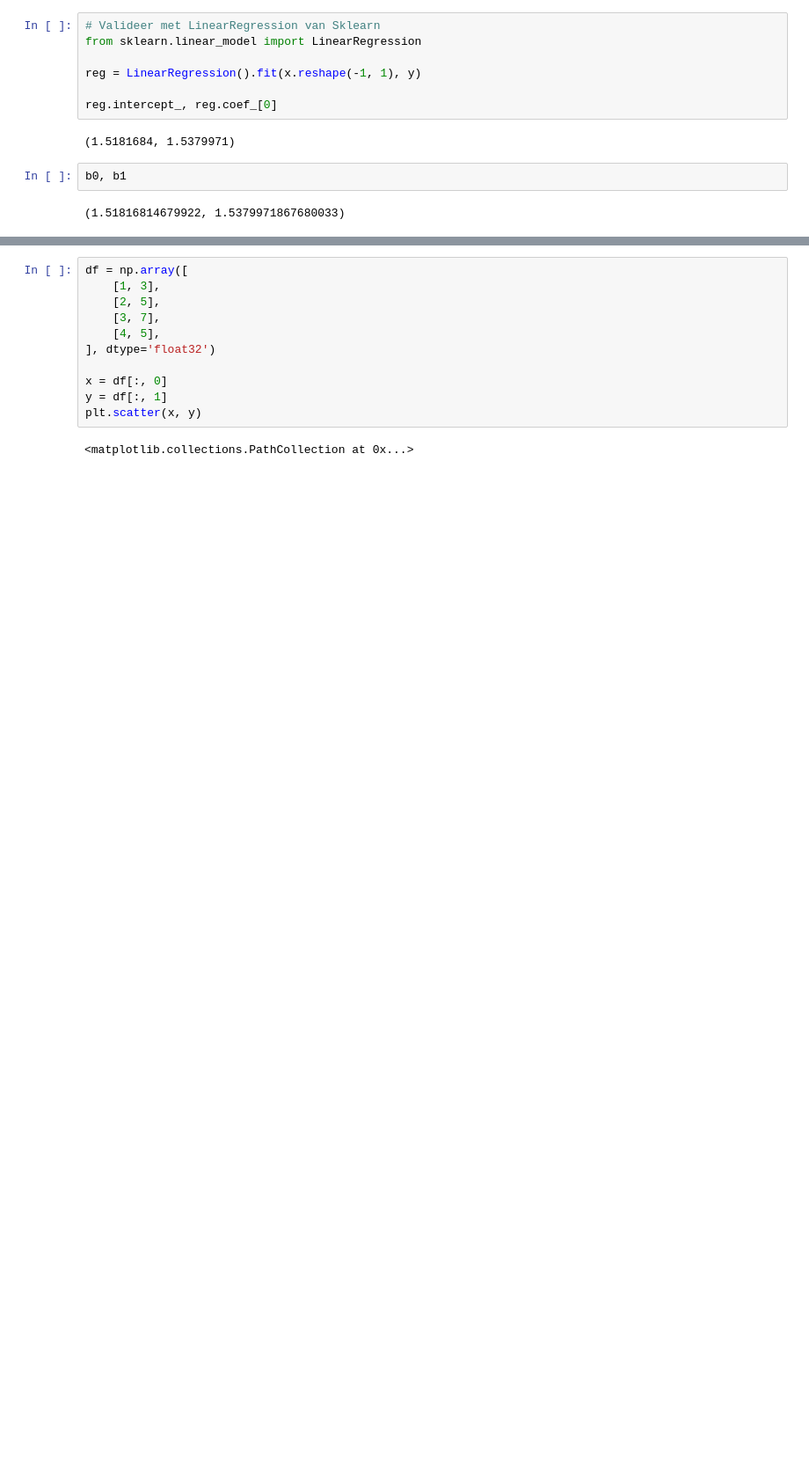
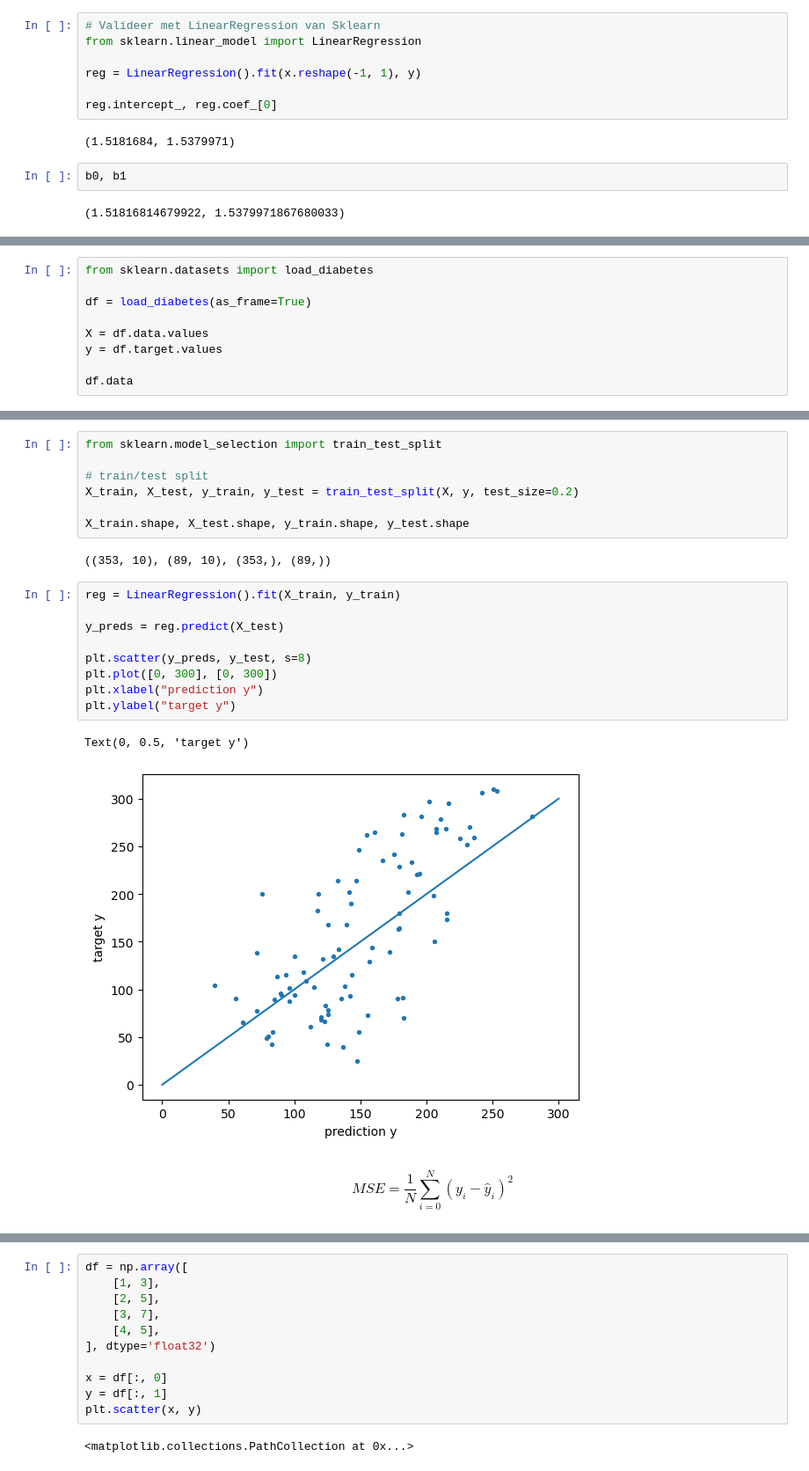
Before and after one commit to Janko-dev/ZM004-2324-data-science, a Jupyter notebook: ds_dc3.ipynb, the cells around one changed output, grey strips where cells are left out. Shown at 88% size. Drawn from its saved outputs; the diff is of its cells as text; blank space fills up the shorter version.

```diff
--- a/ds_dc3.ipynb
+++ b/ds_dc3.ipynb
@@ -111,0 +114,9 @@ b0, b1
+# %%
+from sklearn.datasets import load_diabetes
+
+df = load_diabetes(as_frame=True)
+
+X = df.data.values
+y = df.target.values
+
+df.data
@@ -111,0 +137,25 @@ b0, b1
+# %%
+from sklearn.model_selection import train_test_split
+
+# train/test split
+X_train, X_test, y_train, y_test = train_test_split(X, y, test_size=0.2)
+
+X_train.shape, X_test.shape, y_train.shape, y_test.shape
+# %% [output]
+((353, 10), (89, 10), (353,), (89,))
+# %%
+reg = LinearRegression().fit(X_train, y_train)
+
+y_preds = reg.predict(X_test)
+
+plt.scatter(y_preds, y_test, s=8)
+plt.plot([0, 300], [0, 300])
+plt.xlabel("prediction y")
+plt.ylabel("target y")
+# %% [output]
+Text(0, 0.5, 'target y')
+[figure, added]
+# %% [markdown]
+$$
+    MSE = \dfrac{1}{N} \sum_{i=0}^N (y_i - \hat{y}_i)^2
+$$
```
Also changed, not shown: parts of 49 cells of this notebook.
